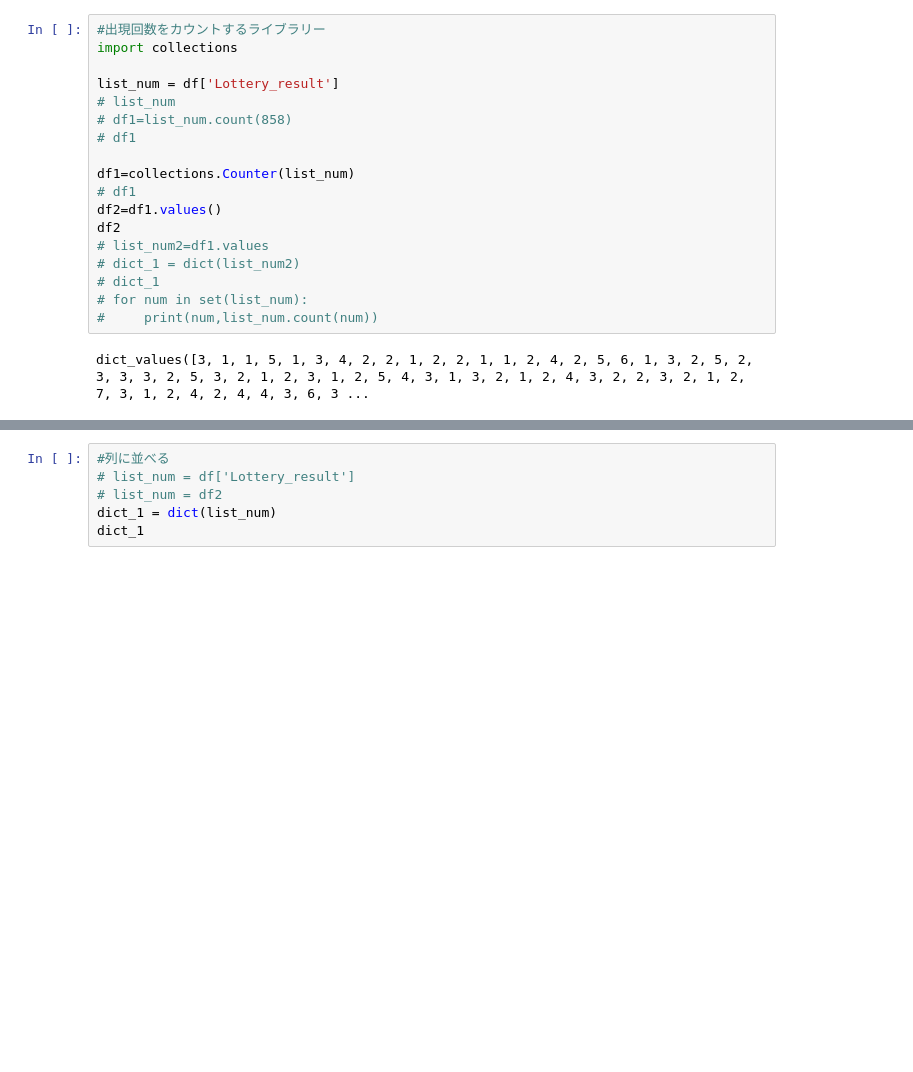
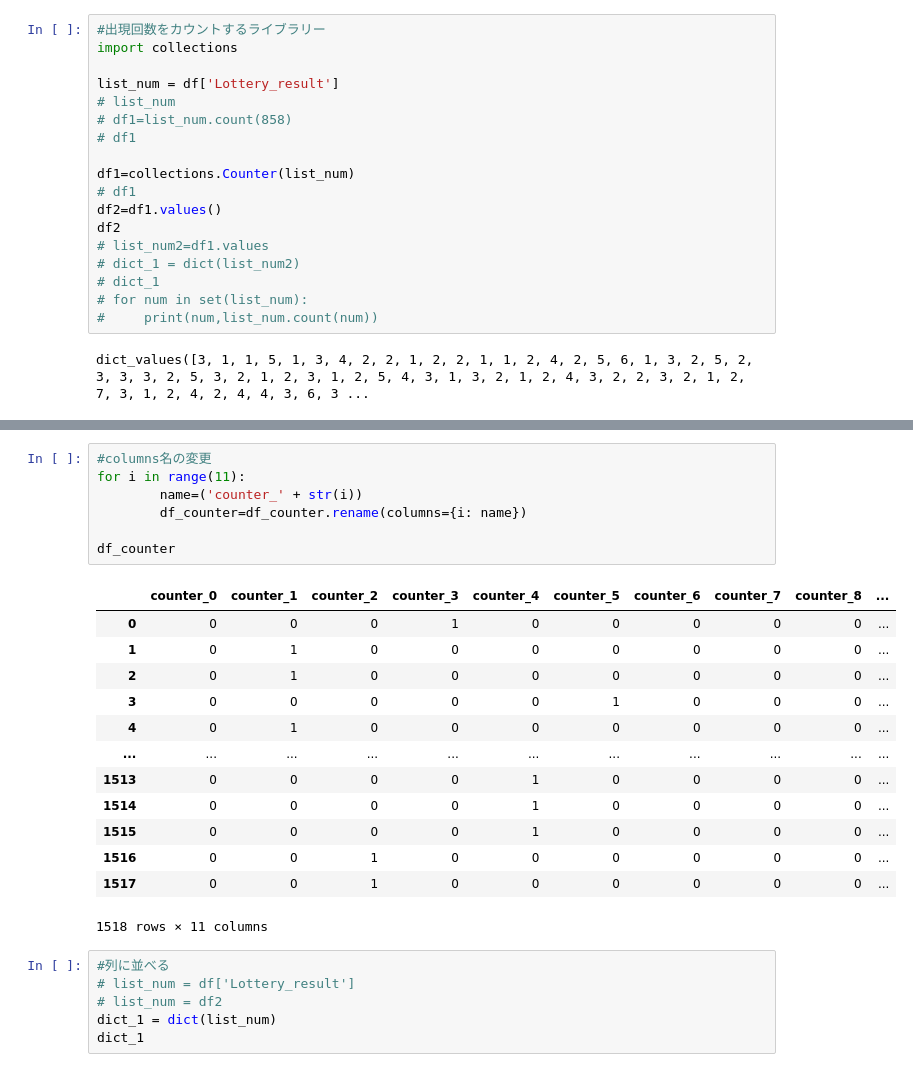
Before and after one commit to yyoshikun/workdir, a Jupyter notebook: Num_3_Testcode.ipynb, the cells around one changed output, grey strips where cells are left out. Saved outputs shown, nothing was run; the diff lists cells and outputs as text; blank space fills up the shorter version.

```diff
--- a/Untitled4.ipynb
+++ b/Num_3_Testcode.ipynb
@@ -181,3 +211,24 @@ display(df.head())
+# %%
+#columns名の変更
+for i in range(11):
+        name=('counter_' + str(i))
+        df_counter=df_counter.rename(columns={i: name})
+
+df_counter
+# %% [output]
+|  | counter_0 | counter_1 | counter_2 | counter_3 | counter_4 | counter_5 | counter_6 | counter_7 | counter_8 | ... |
+| 0 | 0 | 0 | 0 | 1 | 0 | 0 | 0 | 0 | 0 | ... |
+| 1 | 0 | 1 | 0 | 0 | 0 | 0 | 0 | 0 | 0 | ... |
+| 2 | 0 | 1 | 0 | 0 | 0 | 0 | 0 | 0 | 0 | ... |
+| 3 | 0 | 0 | 0 | 0 | 0 | 1 | 0 | 0 | 0 | ... |
+| 4 | 0 | 1 | 0 | 0 | 0 | 0 | 0 | 0 | 0 | ... |
+| ... | ... | ... | ... | ... | ... | ... | ... | ... | ... | ... |
+| 1513 | 0 | 0 | 0 | 0 | 1 | 0 | 0 | 0 | 0 | ... |
+| 1514 | 0 | 0 | 0 | 0 | 1 | 0 | 0 | 0 | 0 | ... |
+| 1515 | 0 | 0 | 0 | 0 | 1 | 0 | 0 | 0 | 0 | ... |
+| 1516 | 0 | 0 | 1 | 0 | 0 | 0 | 0 | 0 | 0 | ... |
+| 1517 | 0 | 0 | 1 | 0 | 0 | 0 | 0 | 0 | 0 | ... |
+1518 rows × 11 columns
 # %%
 #列に並べる
 # list_num = df['Lottery_result']
```
Also changed, not shown: parts of 8 cells of this notebook, 7 other files.
